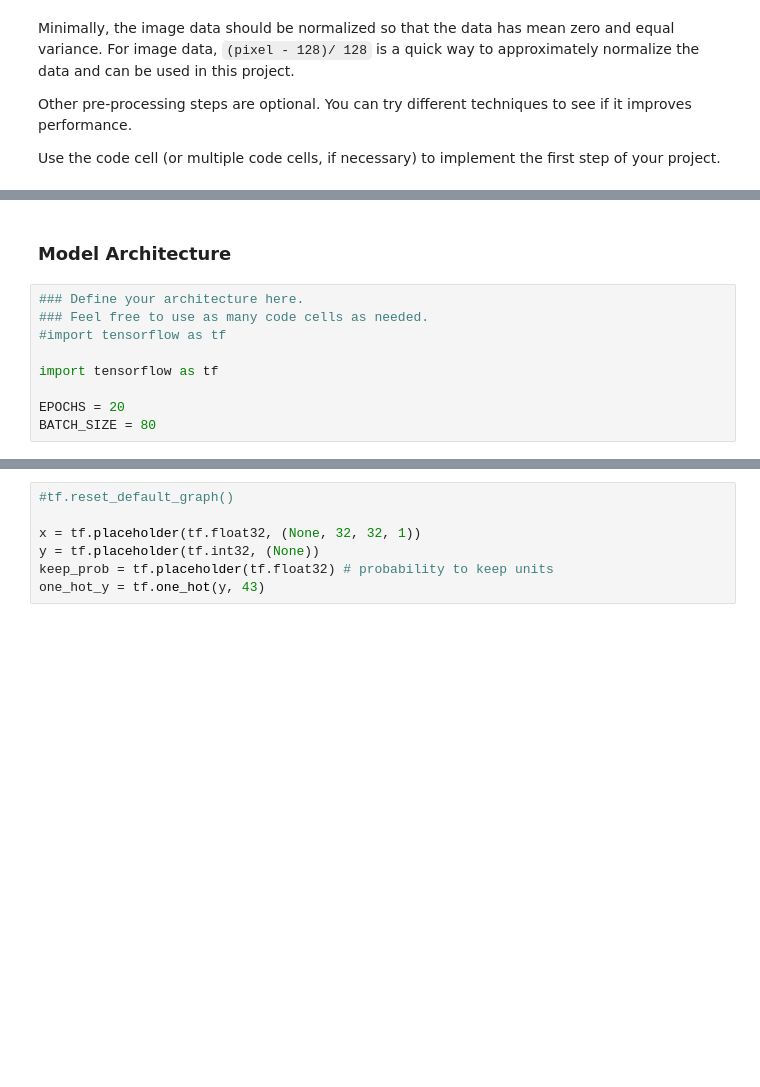
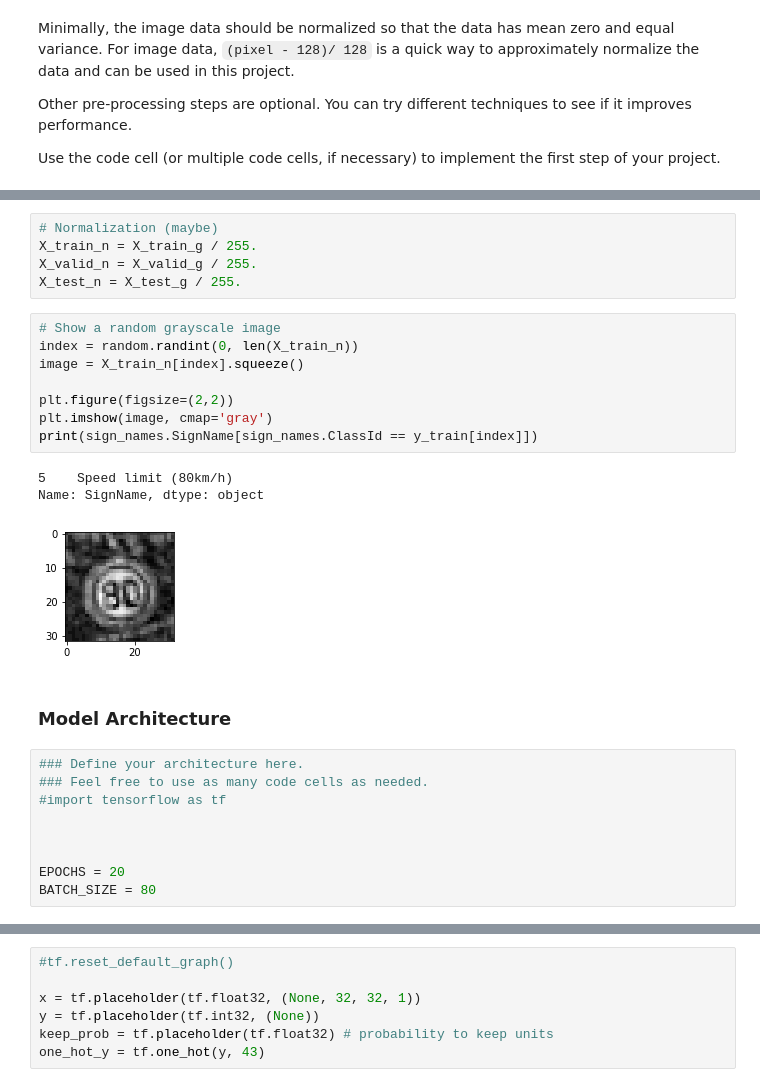
Before and after one commit to Dipanshu2424/udacity_CarND, a Jupyter notebook: CarND-Traffic-Sign-Classifier-Project/Traffic_Sign_Classifier.ipynb, the cells around one changed output, grey strips where cells are left out. Cells and saved outputs as stored; diff of their text form; blank space fills up the shorter version.

```diff
--- a/CarND-Traffic-Sign-Classifier-Project/Traffic_Sign_Classifier.ipynb
+++ b/CarND-Traffic-Sign-Classifier-Project/Traffic_Sign_Classifier.ipynb
@@ -213,3 +225,20 @@ Name: SignName, dtype: object
+# %%
+# Normalization (maybe)
+X_train_n = X_train_g / 255.
+X_valid_n = X_valid_g / 255.
+X_test_n = X_test_g / 255.
+# %%
+# Show a random grayscale image
+index = random.randint(0, len(X_train_n))
+image = X_train_n[index].squeeze()
+
+plt.figure(figsize=(2,2))
+plt.imshow(image, cmap='gray')
+print(sign_names.SignName[sign_names.ClassId == y_train[index]])
+# %% [output]
+5    Speed limit (80km/h)
+Name: SignName, dtype: object
+[figure, added]
 # %% [markdown]
 ### Model Architecture
 # %%
@@ -217,7 +246,7 @@ Name: SignName, dtype: object
 ### Feel free to use as many code cells as needed.
 #import tensorflow as tf
 
-import tensorflow as tf
+
 
 EPOCHS = 20
 BATCH_SIZE = 80
```
Also changed, not shown: parts of 21 cells of this notebook, 6 other files.
